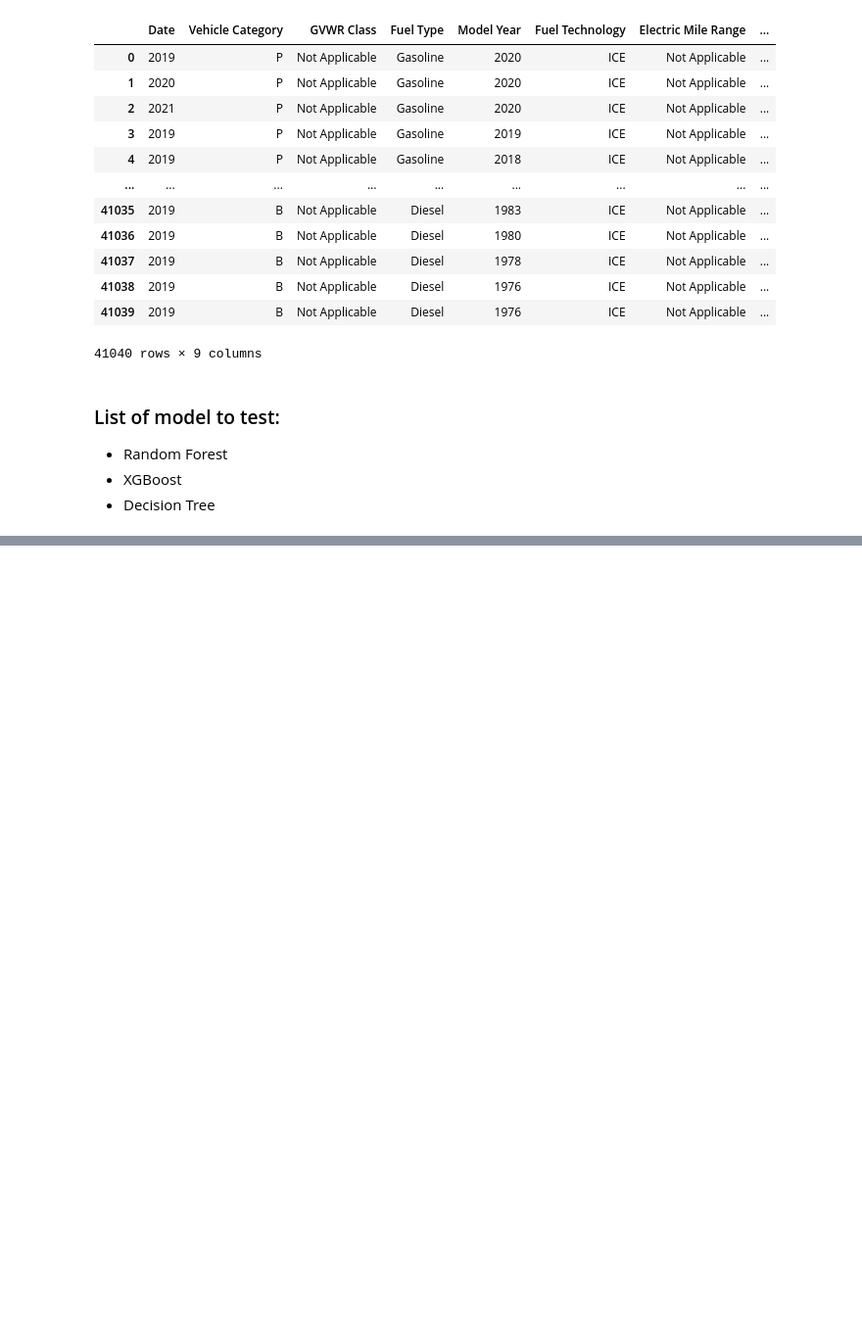
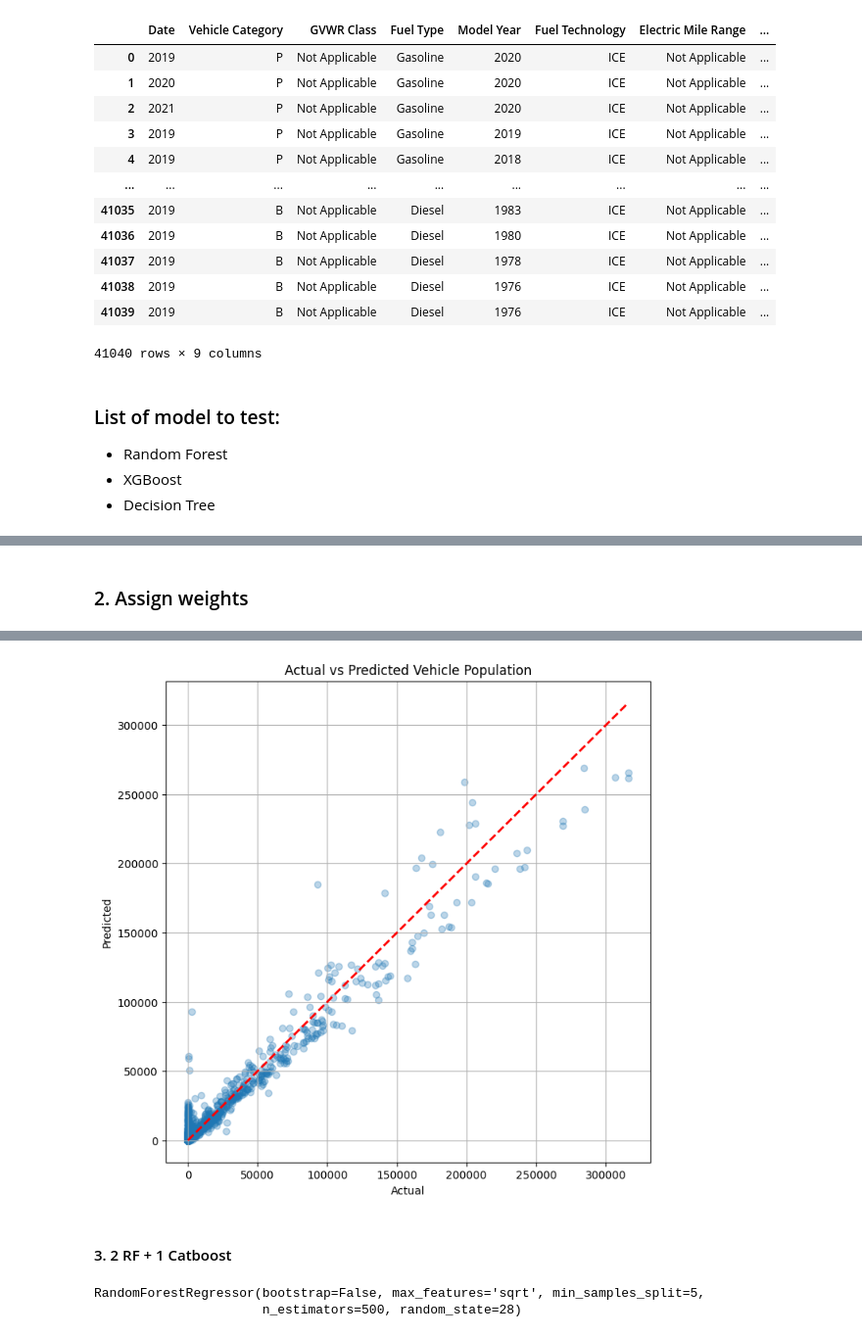
Before and after one commit to hiitsmocha/rice-datathon-2025, a Jupyter notebook: EDA.ipynb, the cells around one changed output, grey strips where cells are left out. Shown at 98% size. Drawn from its saved outputs; the diff is of its cells as text; code cells hidden in the pictures; blank space fills up the shorter version.

```diff
--- a/EDA.ipynb
+++ b/EDA.ipynb
@@ -159,6 +201,6 @@ X_train, X_test, y_train, y_test = train_test_split(X, y, test_size=0.2, random_
 # %%
 # Train Random Forest model
 
-model = RandomForestRegressor(random_state=42, n_estimators=100)
-model.fit(X_train, y_train)
+random_forest_model = RandomForestRegressor(random_state=28)
+random_forest_model.fit(X_train, y_train)
 # %% [output]
@@ -295,0 +838,16 @@ Best RMSE: 3955.1616923327892
+# %%
+import math
+from sklearn.utils import shuffle
+# Shuffle X_test and y_test
+X_test, y_test = shuffle(X_test, y_test, random_state=42)
+
+print("*" * 50)
+y_test_pred_lgb = lgb_model_best.predict(X_test)
+print("TEST SET")
+print("Mean Absolute Error (MAE):", mean_absolute_error(y_test, y_test_pred_lgb))
+print("Root Mean Squared Error (RMSE):", math.sqrt(mean_squared_error(y_test, y_test_pred_lgb)))
+print("R-squared (R2):", r2_score(y_test, y_test_pred_lgb))
+
+# Create a DataFrame with y_val and y_test_pred_lgb
+results_df = pd.DataFrame({'y_test': y_test, 'y_pred': y_test_pred_lgb})
+print(results_df)
@@ -295,0 +929,44 @@ Best RMSE: 3955.1616923327892
+# %% [markdown]
+### 2. Assign weights
+# %%
+import numpy as np
+from sklearn.metrics import mean_absolute_error, mean_squared_error, r2_score
+
+# Step 1: Generate predictions from base models
+rf_preds = random_forest_model.predict(X_test)
+cb_preds = best_catboost_model.predict(X_test_cat)
+
+# Step 2: Apply weighted averaging
+rf_weight = 0.9 # Give more importance to Random Forest
+cb_weight = 0.1  # Less weight to CatBoost
+
+stacked_preds = (rf_weight * rf_preds) + (cb_weight * cb_preds)
+
+# Step 3: Ensure non-negative predictions
+stacked_preds = np.maximum(stacked_preds, 0)
+
+# Step 4: Evaluate performance
+rmse_stacked = np.sqrt(mean_squared_error(y_test, stacked_preds))
+mae_stacked = mean_absolute_error(y_test, stacked_preds)
+r2_stacked = r2_score(y_test, stacked_preds)
+
+# Print evaluation metrics
+print("*" * 50)
+print("TEST SET (Weighted Averaging)")
+print(f"Mean Absolute Error (MAE): {mae_stacked}")
+print(f"Root Mean Squared Error (RMSE): {rmse_stacked}")
+print(f"R-squared (R2): {r2_stacked}")
+
+# Step 5: Show predictions
+results_df = pd.DataFrame({'y_test': y_test, 'y_pred': stacked_preds})
+print(results_df)
+# Plot the actual vs predicted values
+plt.figure(figsize=(8, 8))
+plt.scatter(y_test, stacked_preds, alpha=0.3)
+plt.plot([y_test.min(), y_test.max()], [y_test.min(), y_test.max()], 'r--', lw=2)
+plt.xlabel('Actual')
+plt.ylabel('Predicted')
+plt.title('Actual vs Predicted Vehicle Population')
+plt.grid(True)
+plt.show()
+# %% [output]
@@ -295,0 +992,11 @@ Best RMSE: 3955.1616923327892
+[figure, added]
+# %% [markdown]
+#### 3. 2 RF + 1 Catboost
+# %%
+# Train second Random Forest model with more trees
+rf_params = {'n_estimators': 500, 'min_samples_split': 5, 'min_samples_leaf': 1, 'max_features': 'sqrt', 'max_depth': None, 'bootstrap': False}
+random_forest_model_2 = RandomForestRegressor(random_state=28, **rf_params)
+random_forest_model_2.fit(X_train, y_train)
+# %% [output]
+RandomForestRegressor(bootstrap=False, max_features='sqrt', min_samples_split=5,
+                      n_estimators=500, random_state=28)
```
Also changed, not shown: parts of 55 cells of this notebook, 6 other files.
